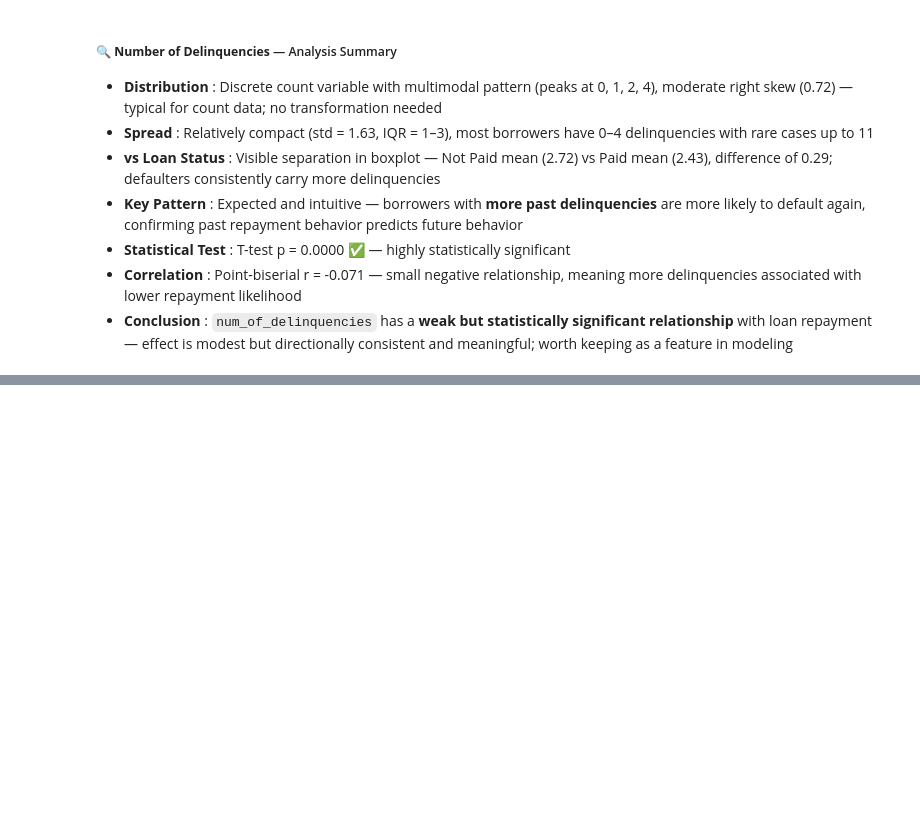
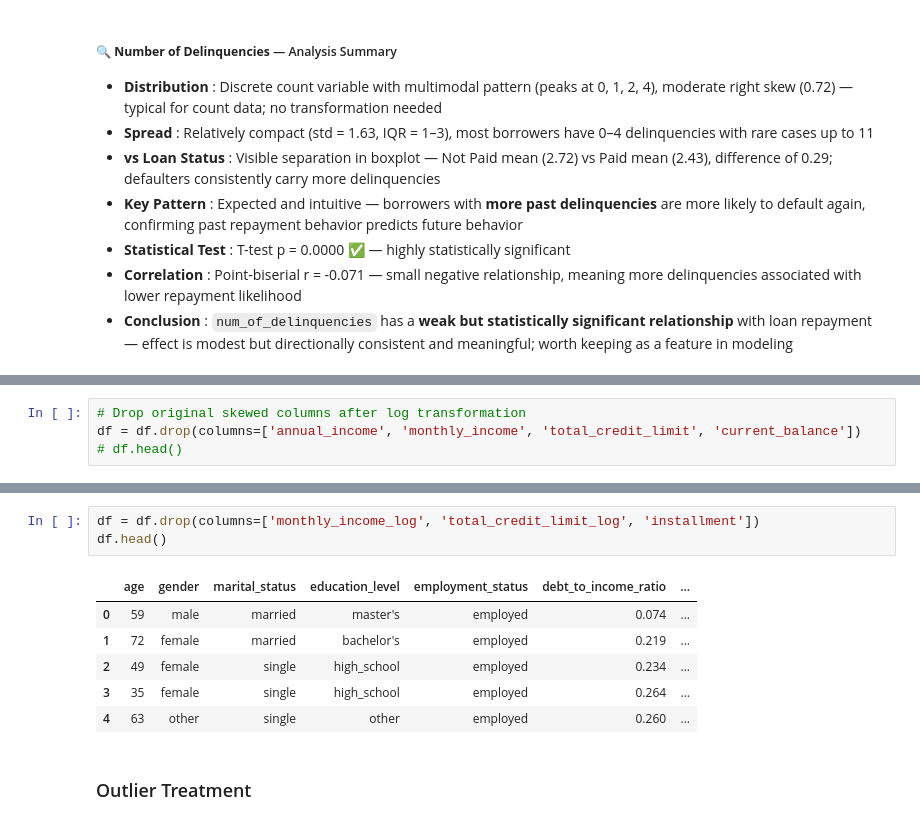
Before and after one commit to AshenFdo/Loan-Eligibility-Prediction, a Jupyter notebook: notebook/EDA_Loan_Approval.ipynb, the cells around one changed output, grey strips where cells are left out. Saved outputs shown, nothing was run; the diff lists cells and outputs as text; blank space fills up the shorter version.

```diff
--- a/notebook/EDA_Loan_Approval.ipynb
+++ b/notebook/EDA_Loan_Approval.ipynb
@@ -983,0 +1011,4 @@ plot_numerical_distribution('num_of_delinquencies')
+# %%
+# Drop original skewed columns after log transformation
+df = df.drop(columns=['annual_income', 'monthly_income', 'total_credit_limit', 'current_balance'])
+# df.head()
@@ -983,0 +1040,12 @@ plot_numerical_distribution('num_of_delinquencies')
+# %%
+df = df.drop(columns=['monthly_income_log', 'total_credit_limit_log', 'installment'])
+df.head()
+# %% [output]
+|  | age | gender | marital_status | education_level | employment_status | debt_to_income_ratio | ... |
+| 0 | 59 | male | married | master's | employed | 0.074 | ... |
+| 1 | 72 | female | married | bachelor's | employed | 0.219 | ... |
+| 2 | 49 | female | single | high_school | employed | 0.234 | ... |
+| 3 | 35 | female | single | high_school | employed | 0.264 | ... |
+| 4 | 63 | other | single | other | employed | 0.260 | ... |
+# %% [markdown]
+### Outlier Treatment
```
Also changed, not shown: parts of 8 cells of this notebook, 3 other files.
